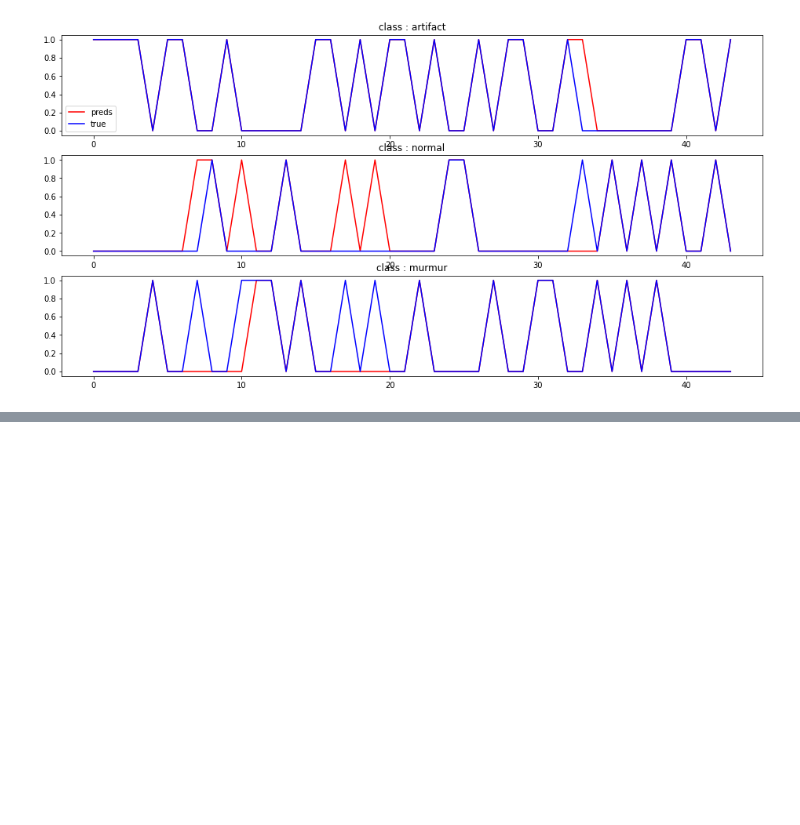
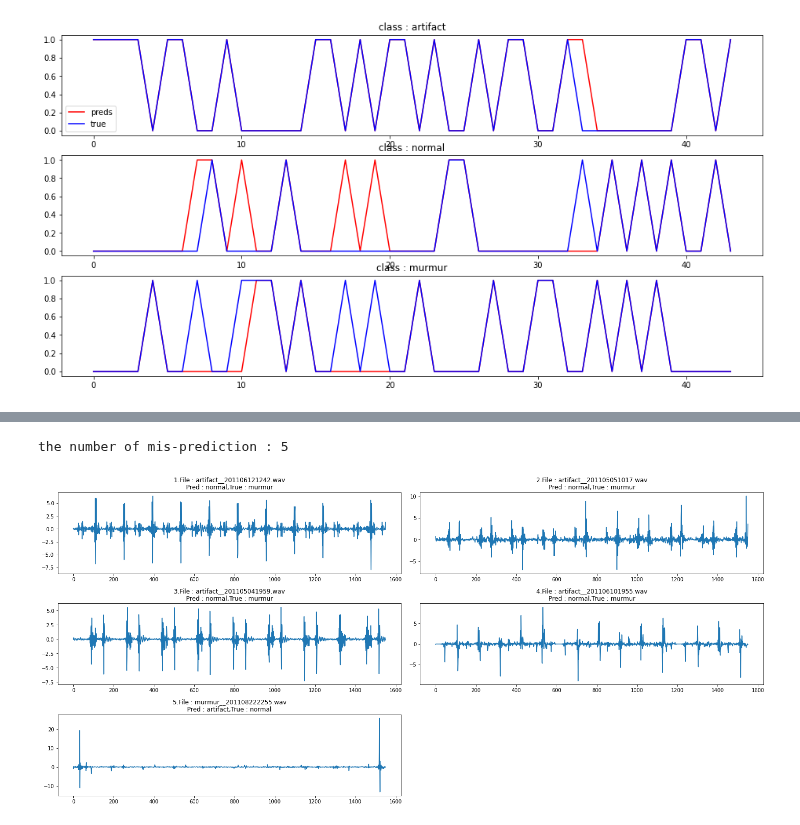
Before and after one commit to JHyunjun/SNU, a Jupyter notebook: 1D-CNN_classification.ipynb, the cells around one changed output, grey strips where cells are left out. Saved outputs shown, nothing was run; the diff lists cells and outputs as text; code cells hidden in the pictures; blank space fills up the shorter version.

```diff
--- a/1D-CNN_classification.ipynb
+++ b/1D-CNN_classification.ipynb
@@ -261,0 +281,21 @@ accuracy = 0.89
+# %%
+mis_preds = [i for i in range(len(labels)) if (preds[i].numpy() != labels[i].numpy())]
+num = len(mis_preds)
+print(f"the number of mis-prediction : {num}")
+
+row = 4
+col = int(np.ceil(num/row))
+
+fig = plt.figure(figsize = (20, 12))
+
+for i in range(num) :
+  plt.subplot(row, col, i+1)
+  plt.plot(x_test[mis_preds[i]])
+  plt.title(f"{i+1}.File : {test_filenames[i]}\n"
+            f"Pred : {CLASSES[preds[mis_preds[i]]]},"
+            f"True : {CLASSES[labels[mis_preds[i]]]}")
+
+fig.tight_layout()
+# %% [output]
+the number of mis-prediction : 5
+[figure, added]
```
Also changed, not shown: parts of 2 cells of this notebook.
